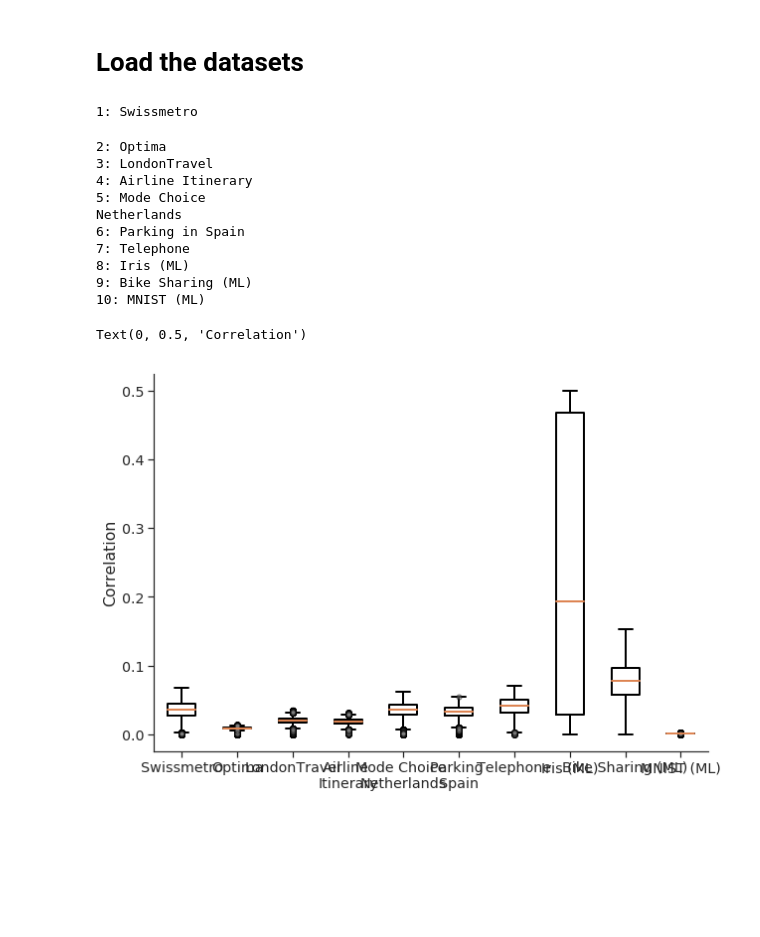
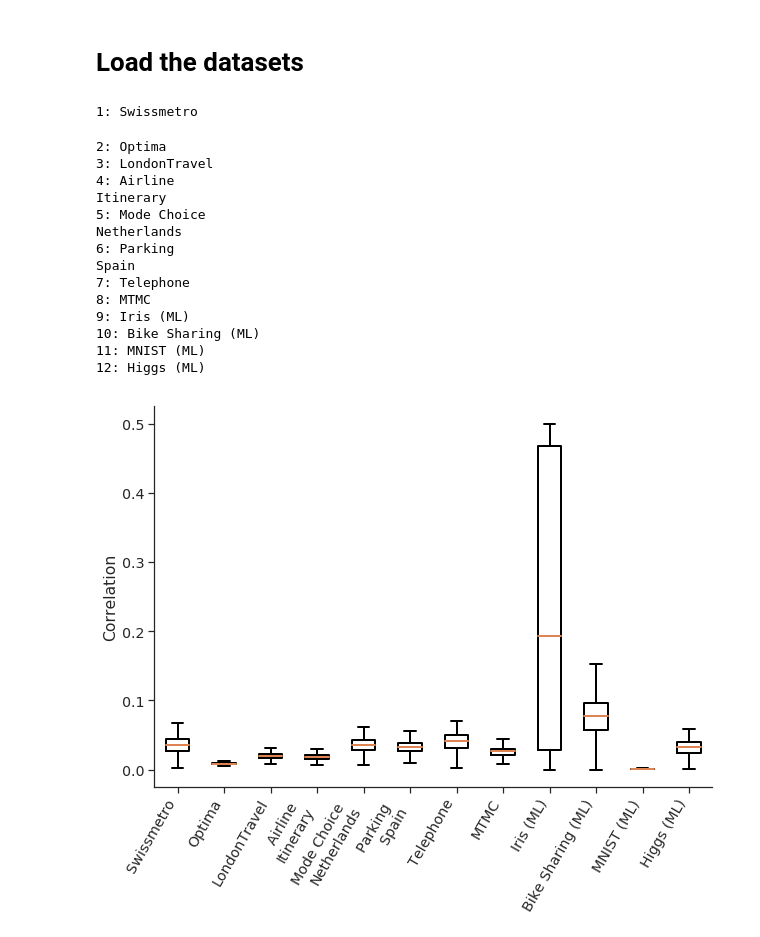
Before and after one commit to glederrey/HAMABS, a Jupyter notebook: code/notebooks/DataRedundancy.ipynb, the cells around one changed output. Cells and saved outputs as stored; diff of their text form; code cells hidden in the pictures; blank space fills up the shorter version.

Commit message:
[ADD] some figures

```diff
--- a/code/notebooks/DataRedundancy.ipynb
+++ b/code/notebooks/DataRedundancy.ipynb
@@ -32,19 +32,24 @@ df4 = pd.read_csv(data_folder + 'AirlineItinerary/airline.dat', sep='\t')
 df5 = pd.read_csv(data_folder + 'Netherlands/netherlands.dat', sep='\t')
 df6 = pd.read_csv(data_folder + 'Parking/parking.dat', sep='\t')
 df7 = pd.read_csv(data_folder + 'Telephone/telephone.dat', sep='\t')
+df8 = pd.read_csv(data_folder + 'MTMC/biogemeMTMC_2015_mobility_tools-clean.dat', sep='\t')
 
 df1_ml = pd.read_csv(data_folder + 'Iris/iris.data', names=['1', '2', '3', '4', 'label'])
 df2_ml = pd.read_csv(data_folder + 'BikeSharing/train_bike_sharing.csv')
 df3_ml = pd.read_csv(data_folder + 'MNIST/train.dat', sep=' ', header=None)
+df4_ml = pd.read_csv(data_folder + 'Higgs/higgs.csv')
 # %%
 df1_ml = df1_ml.drop(columns='label')
+df4_ml = df4_ml.drop(columns=['Label', 'KaggleSet', 'KaggleWeight'])
 df5 = df5.dropna()
 # %%
-df3 = df3.sample(20000)
+df3 = df3.sample(10000)
+df8 = df8.sample(10000)
 df3_ml = df3_ml.sample(10000)
+df4_ml = df4_ml.sample(10000)
 # %%
-dfs = [df1, df2, df3, df4, df5, df6, df7, df1_ml, df2_ml, df3_ml]
-labels = ['Swissmetro', 'Optima', 'LondonTravel', 'Airline \nItinerary', 'Mode Choice \nNetherlands', 'Parking \nSpain', 'Telephone', 'Iris (ML)', 'Bike Sharing (ML)', 'MNIST (ML)']
+dfs = [df1, df2, df3, df4, df5, df6, df7, df8, df1_ml, df2_ml, df3_ml, df4_ml]
+labels = ['Swissmetro', 'Optima', 'LondonTravel', 'Airline \nItinerary', 'Mode Choice \nNetherlands', 'Parking \nSpain', 'Telephone', 'MTMC', 'Iris (ML)', 'Bike Sharing (ML)', 'MNIST (ML)', 'Higgs (ML)']
 # %%
 dists = []
 
@@ -62,14 +67,18 @@ for i in range(len(dfs)):
 1: Swissmetro
 2: Optima
 3: LondonTravel
-4: Airline Itinerary
+4: Airline
+Itinerary
 5: Mode Choice
 Netherlands
-6: Parking in Spain
+6: Parking
+Spain
 7: Telephone
-8: Iris (ML)
-9: Bike Sharing (ML)
-10: MNIST (ML)
+8: MTMC
+9: Iris (ML)
+10: Bike Sharing (ML)
+11: MNIST (ML)
+12: Higgs (ML)
 # %%
 plt.figure(figsize=(10, 7), frameon=False)
 
@@ -81,36 +90,36 @@ sns.set_style("white", {
 })
 sns.set_style("ticks", {"xtick.major.size": 4,
                         "ytick.major.size": 4})
 
 ax = plt.subplot(111)
 ax.spines['right'].set_visible(False)
 ax.spines['top'].set_visible(False)
 
 flierprops = dict(markerfacecolor='grey', markersize=5, alpha=0.5, linestyle='none')
 
-bp = plt.boxplot(dists, flierprops=flierprops)
+bp = plt.boxplot(dists, showfliers=False)#flierprops=flierprops)
 
 for box in bp['boxes']:
     # change outline color
     box.set(linewidth=2)
 
 for whisker in bp['whiskers']:
     whisker.set(linewidth=2)
 
 ## change color and linewidth of the caps
 for cap in bp['caps']:
     cap.set(linewidth=2)
 
 ## change color and linewidth of the medians
 for median in bp['medians']:
     median.set(linewidth=2)
 
 
-plt.xticks(np.array(range(1, len(labels)+1)), labels)
+plt.xticks(np.array(range(1, len(labels)+1)), labels, rotation=60, ha='right')
 #plt.grid()
 plt.ylabel('Correlation')
-#plt.savefig(figures + 'corr.pdf', bbox_inches='tight')
-#plt.savefig(figures + 'corr.png', bbox_inches='tight')
+
+plt.savefig(figures + 'pdf/corr.pdf', bbox_inches='tight')
+plt.savefig(figures + 'png/corr.png', bbox_inches='tight')
 # %% [output]
-Text(0, 0.5, 'Correlation')
-[figure, old version]
+[figure, new version]
```
Also changed, not shown: 6 other files.
